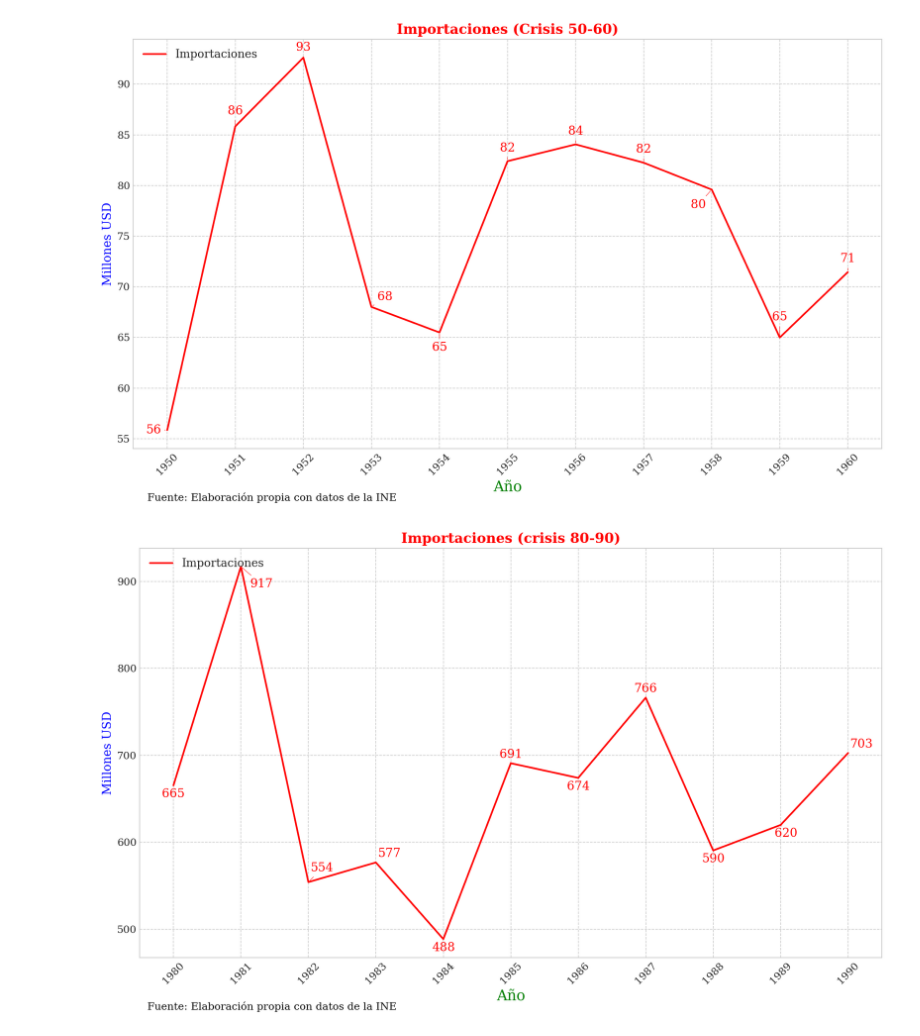
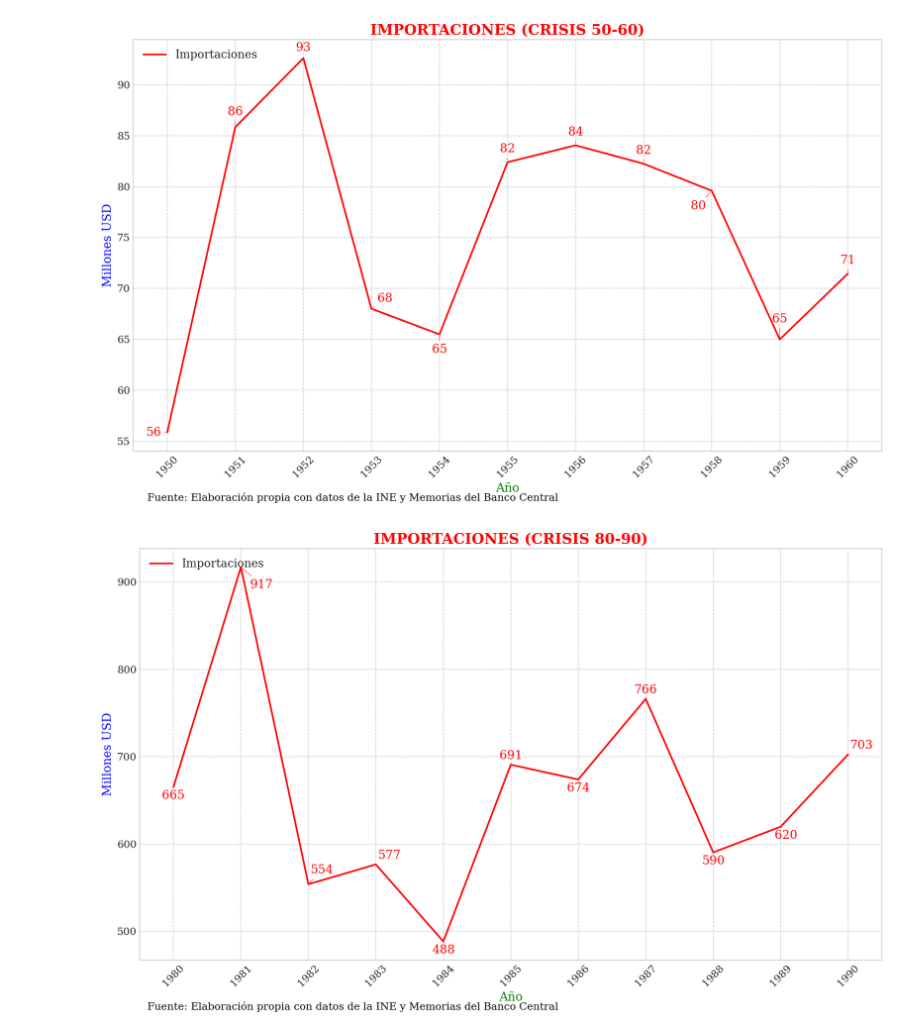
Before and after one commit to navi0369/proyectomacro, a Jupyter notebook: notebooks/tesis/crisis/importaciones.ipynb, the cells around one changed output. Saved outputs shown, nothing was run; the diff lists cells and outputs as text; code cells hidden in the pictures.

```diff
--- a/notebooks/tesis/crisis/importaciones.ipynb
+++ b/notebooks/tesis/crisis/importaciones.ipynb
@@ -11,7 +11,7 @@ import matplotlib.pyplot as plt
 
 
 from func_auxiliares.graficos_utils import (
-    get_df, set_style, init_base_plot, add_year_value_annotations, compute_annot_years
+    get_df, set_style, init_base_plot, add_year_value_annotations
 )
 from func_auxiliares.config import (
     DB_PATH, ASSETS_DIR,
@@ -92,34 +92,34 @@ annotation_offsets = {
 for nombre, (ini, fin) in PERIODOS_PARA_CRISIS.items():
     sub = df.loc[ini:fin]
     if sub.empty:
         continue
     #si sub tiene solo 3 datos
     if len(sub) < 3:
         print(f"Subperíodo {nombre} tiene menos de 3 datos, omitiendo.")
         continue
     years_to_annot = list(sub.index)  # Aquí tomas los años directamente del índice del DataFrame
     fig, ax = init_base_plot(
         sub,
         series=componentes,
         colors=colors,
-        title=f"Importaciones ({nombre})",
+        title=f"IMPORTACIONES ({nombre.upper()})",
         xlabel="Año",
         ylabel="Millones USD",
-        source_text="Fuente: Elaboración propia con datos de la INE",
+        source_text="Fuente: Elaboración propia con datos de la INE y Memorias del Banco Central",
     )
     add_year_value_annotations(
         ax,
         sub,
         years_to_annot,              # los años que quieres anotar
         cols_componentes,
         annotation_offsets,
         colors,
         arrow_lw=0.5,
     )
     # Guardar la figura con nombre descriptivo
     fig.savefig(output_dir / f"importaciones_{nombre}.png")
     plt.show()  # Mostrar la figura en pantalla
     plt.close(fig)
 # %% [output]
-[figure, old version]
+[figure, new version]
-[figure, old version]
+[figure, new version]
```
Also changed, not shown: parts of 1 cell of this notebook, 54 other files.
